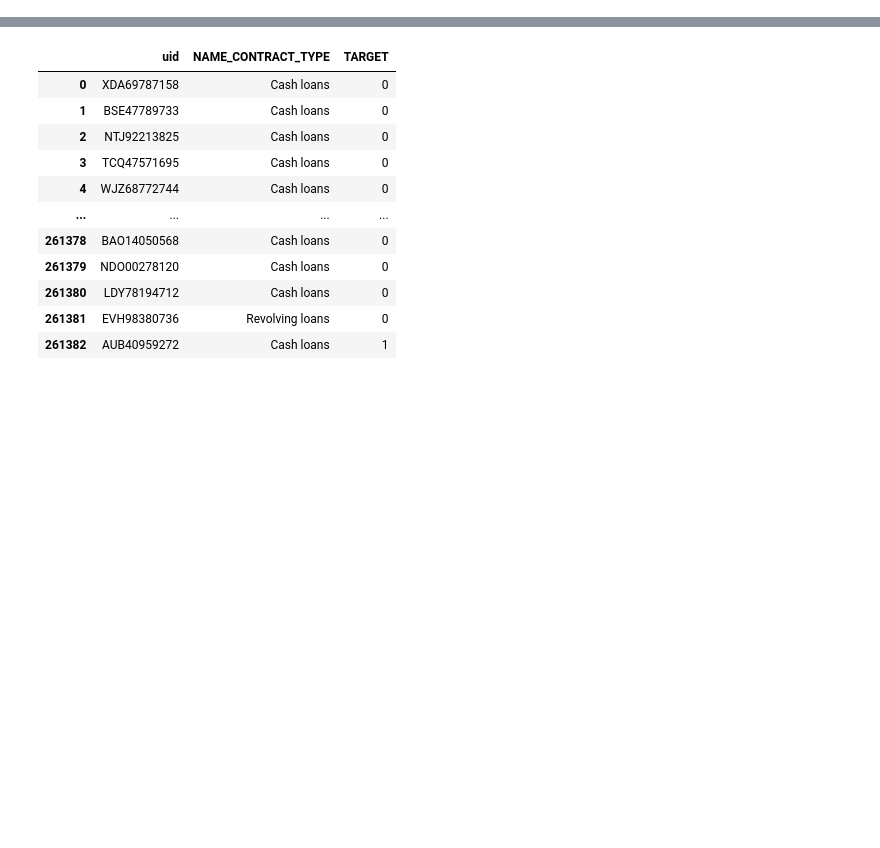
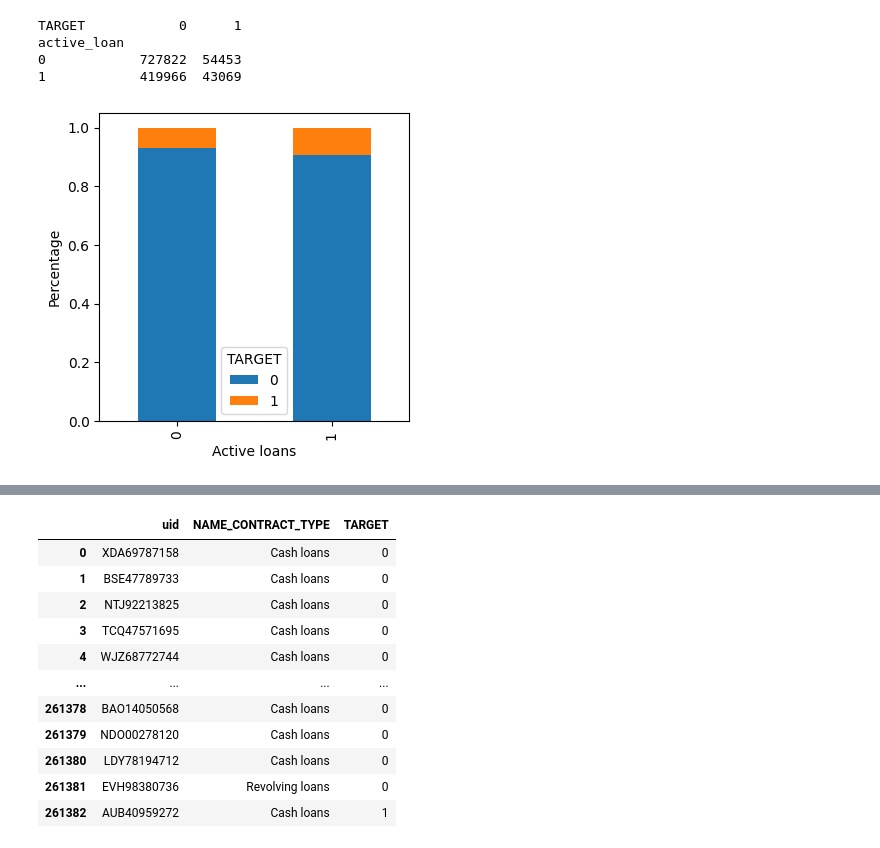
Before and after one commit to rakesh-kumar-k/monsoon-credit-tech-assessment, a Jupyter notebook: main_modelling_notebook.ipynb, the cells around one changed output, grey strips where cells are left out. Cells and saved outputs as stored; diff of their text form; code cells hidden in the pictures; blank space fills up the shorter version.

```diff
--- a/main_modelling_notebook.ipynb
+++ b/main_modelling_notebook.ipynb
@@ -18,0 +179,15 @@ train_df = pd.read_csv("data/train/train_flag.csv")
+# %%
+accounts_data_train_eda["active_loan"] = accounts_data_train_eda['closed_date'].progress_apply(lambda x: 0 if isinstance(x, str) else 1)
+# %%
+print(pd.crosstab(accounts_data_train_eda["active_loan"],accounts_data_train_eda["TARGET"]))
+ct = pd.crosstab(accounts_data_train_eda["active_loan"], accounts_data_train_eda["TARGET"])
+ct.div(ct.sum(1).astype(float),axis=0).plot(kind="bar",stacked=True,figsize=(4,4))
+plt.xlabel("Active loans")
+plt.ylabel("Percentage")
+plt.show()
+# %% [output]
+TARGET            0      1
+active_loan
+0            727822  54453
+1            419966  43069
+[figure, added]
```
Also changed, not shown: parts of 121 cells of this notebook, 1 other file.
